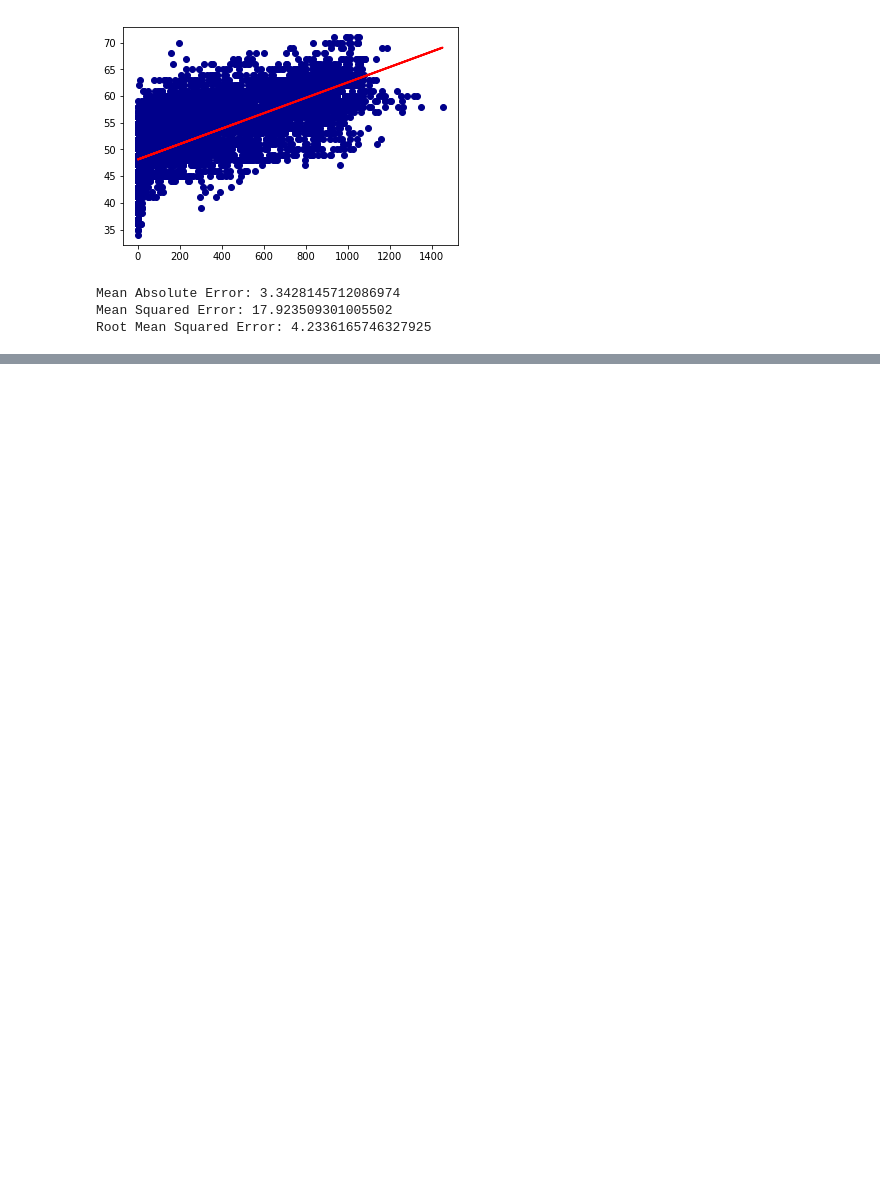
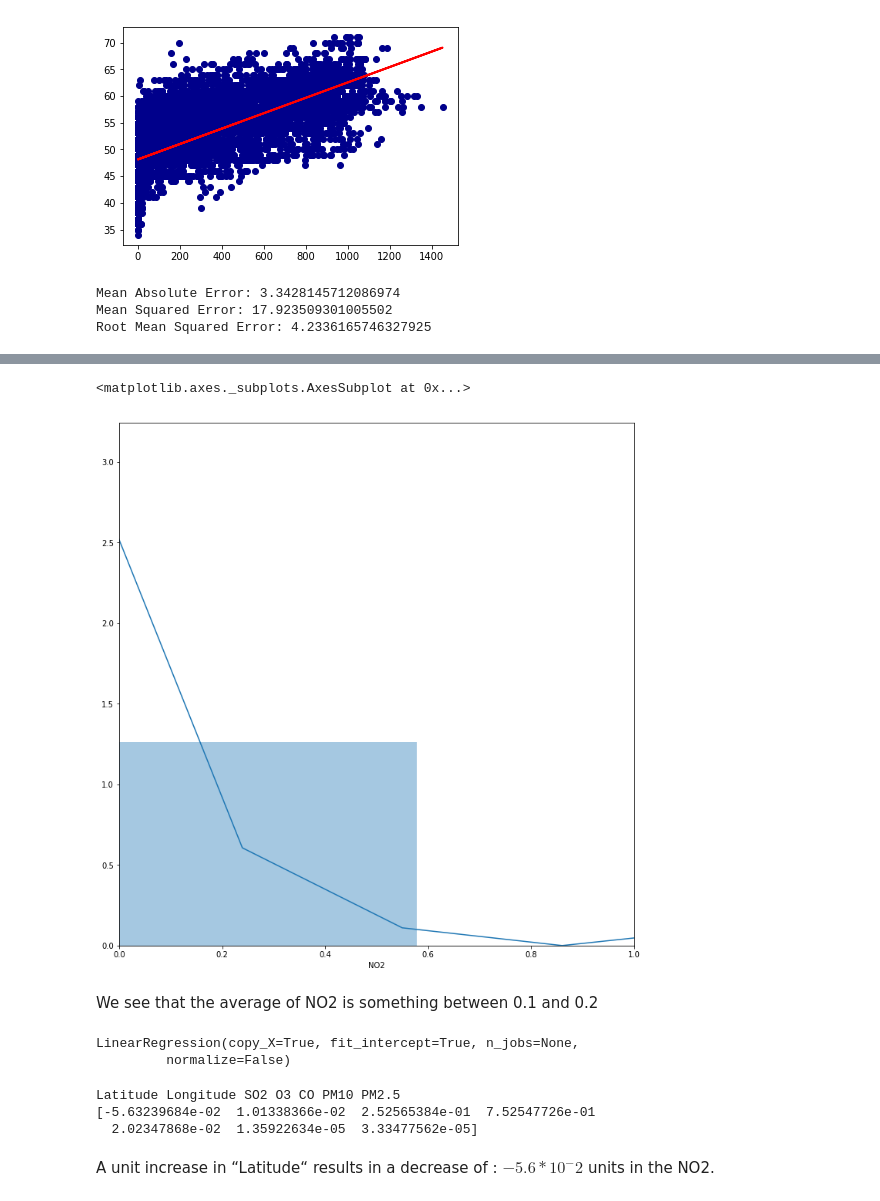
Before and after one commit to learn-computer-graphics/machine-learning, a Jupyter notebook: classes/Linear-Regression/Linear-Regression.ipynb, the cells around one changed output, grey strips where cells are left out. Saved outputs shown, nothing was run; the diff lists cells and outputs as text; code cells hidden in the pictures; blank space fills up the shorter version.

Commit message:
:white_check_mark: Ended linear regression
Added multiple linear regression

```diff
--- a/classes/Linear-Regression/Linear-Regression.ipynb
+++ b/classes/Linear-Regression/Linear-Regression.ipynb
@@ -165,0 +165,2 @@ The best way to handle that is to choose the good amount of data and to train it
+# %%
+dataset = pd.read_csv('/Users/Laurine/Documents/Python Scripts/IMAC2/Learn-computer-graphics/Linear-Regression/AirPollutionSeoul/Measurement_summary.csv')
@@ -165,0 +187,12 @@ The best way to handle that is to choose the good amount of data and to train it
+# %%
+# We need to check the average value of NO2
+
+plt.figure(figsize=(10,10))
+plt.xlim((0,1))
+plt.tight_layout()
+seabornInstance.distplot(dataset['NO2'])
+# %% [output]
+<matplotlib.axes._subplots.AxesSubplot at 0x...>
+[figure, added]
+# %% [markdown]
+We see that the average of NO2 is something between 0.1 and 0.2
@@ -165,0 +203,17 @@ The best way to handle that is to choose the good amount of data and to train it
+# %%
+# Time to train our model !
+regressor = LinearRegression()
+regressor.fit(X_train, y_train)
+# %% [output]
+LinearRegression(copy_X=True, fit_intercept=True, n_jobs=None,
+         normalize=False)
+# %%
+# We want to see what coefficient our regression algorithm has chosen
+print('Latitude','Longitude', 'SO2','O3', 'CO', 'PM10','PM2.5')
+print(regressor.coef_)
+# %% [output]
+Latitude Longitude SO2 O3 CO PM10 PM2.5
+[-5.63239684e-02  1.01338366e-02  2.52565384e-01  7.52547726e-01
+  2.02347868e-02  1.35922634e-05  3.33477562e-05]
+# %% [markdown]
+A unit increase in “Latitude“ results in a decrease of : $-5.6 * 10^-2$ units in the NO2.
```
Also changed, not shown: parts of 28 cells of this notebook, 1 other file.
